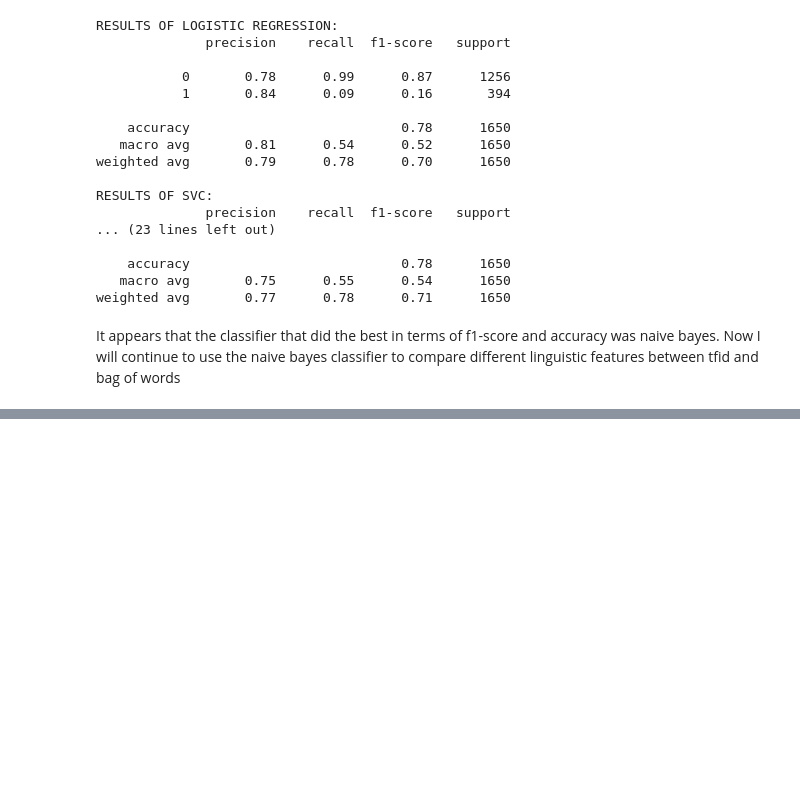
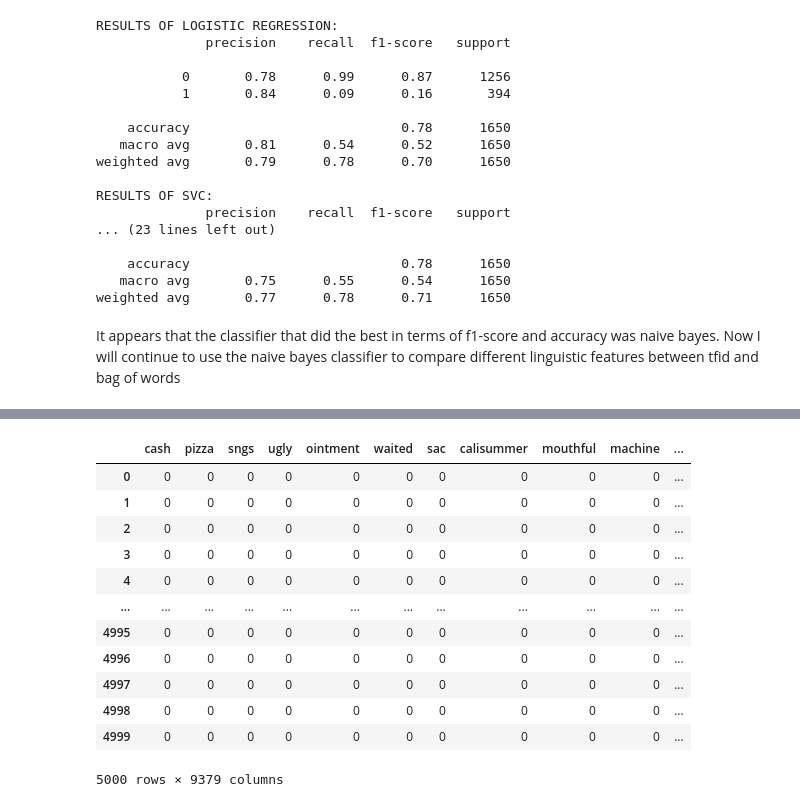
Before and after one commit to douglasta2024/Machine-Learning, a Jupyter notebook: assignment2.ipynb, the cells around one changed output, grey strips where cells are left out. Cells and saved outputs as stored; diff of their text form; code cells hidden in the pictures; blank space fills up the shorter version.

```diff
--- a/assignment2.ipynb
+++ b/assignment2.ipynb
@@ -435,5 +419,7 @@ different linguistic features between tfid and bag of words
 # %%
 ################## generating bag of words linguistic features ##################
-doc = []
-for index, rows in subset_x.iterrows():
-    for words in rows['TextAfter']:
+uniqueBag=[]
+for index, row in subset_x.iterrows(): ################## generating term-frequency for TF*IDF ##################
+    uniqueBag = set(uniqueBag).union(set(row['TextAfter']))
+
+bagOfWords = []
@@ -457,0 +426,27 @@ im going to bed in a few minutes
+# %%
+for word in subset_x['TextAfter']:
+        print(word)
+# %%
+for index,row in subset_x.iterrows():
+    listOfWords = dict.fromkeys(uniqueBag, 0)
+    for word in row['TextAfter']:
+        listOfWords[word] += 1
+    bagOfWords.append(listOfWords)
+# %%
+df = pd.DataFrame(bagOfWords)
+# %%
+df
+# %% [output]
+|  | cash | pizza | sngs | ugly | ointment | waited | sac | calisummer | mouthful | machine | ... |
+| 0 | 0 | 0 | 0 | 0 | 0 | 0 | 0 | 0 | 0 | 0 | ... |
+| 1 | 0 | 0 | 0 | 0 | 0 | 0 | 0 | 0 | 0 | 0 | ... |
+| 2 | 0 | 0 | 0 | 0 | 0 | 0 | 0 | 0 | 0 | 0 | ... |
+| 3 | 0 | 0 | 0 | 0 | 0 | 0 | 0 | 0 | 0 | 0 | ... |
+| 4 | 0 | 0 | 0 | 0 | 0 | 0 | 0 | 0 | 0 | 0 | ... |
+| ... | ... | ... | ... | ... | ... | ... | ... | ... | ... | ... | ... |
+| 4995 | 0 | 0 | 0 | 0 | 0 | 0 | 0 | 0 | 0 | 0 | ... |
+| 4996 | 0 | 0 | 0 | 0 | 0 | 0 | 0 | 0 | 0 | 0 | ... |
+| 4997 | 0 | 0 | 0 | 0 | 0 | 0 | 0 | 0 | 0 | 0 | ... |
+| 4998 | 0 | 0 | 0 | 0 | 0 | 0 | 0 | 0 | 0 | 0 | ... |
+| 4999 | 0 | 0 | 0 | 0 | 0 | 0 | 0 | 0 | 0 | 0 | ... |
+5000 rows × 9379 columns
```
Also changed, not shown: parts of 9 cells of this notebook.
